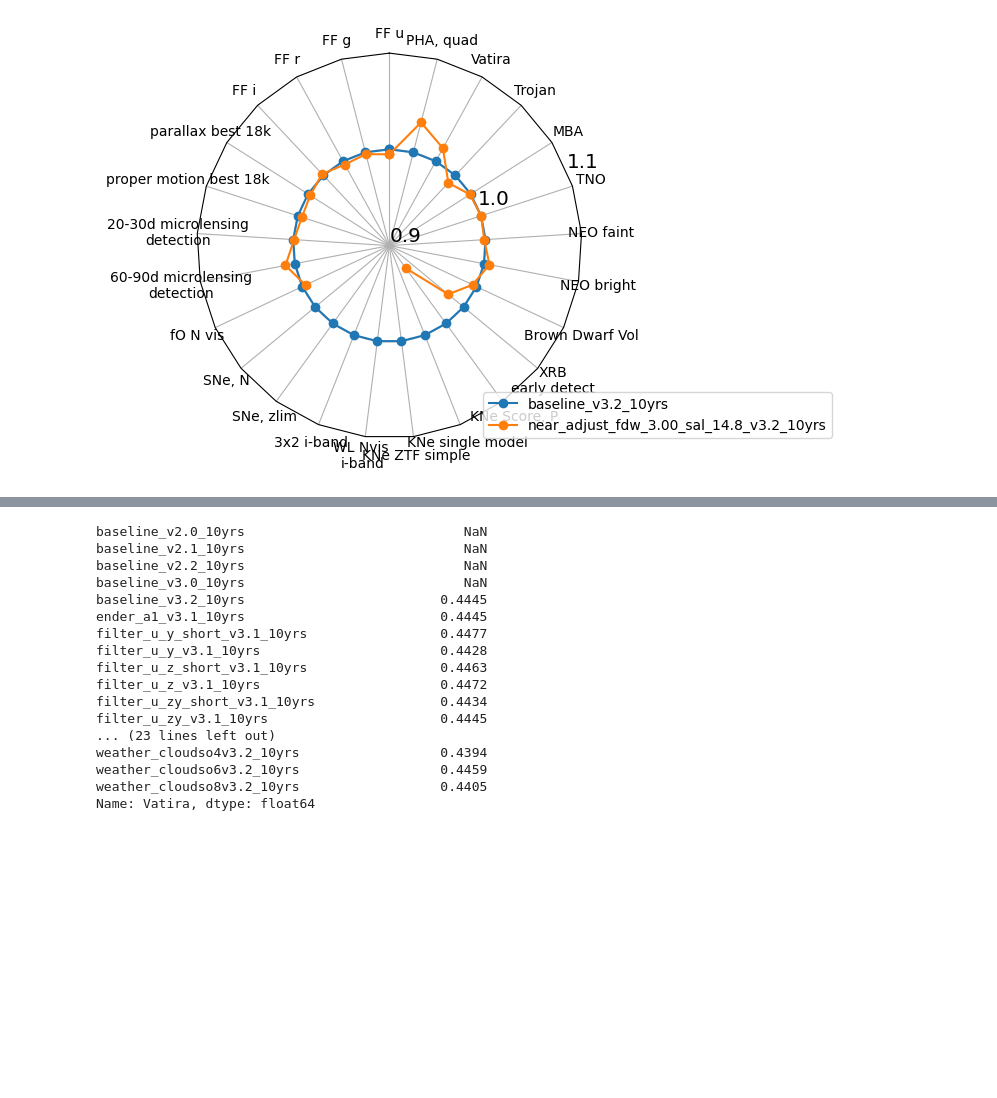
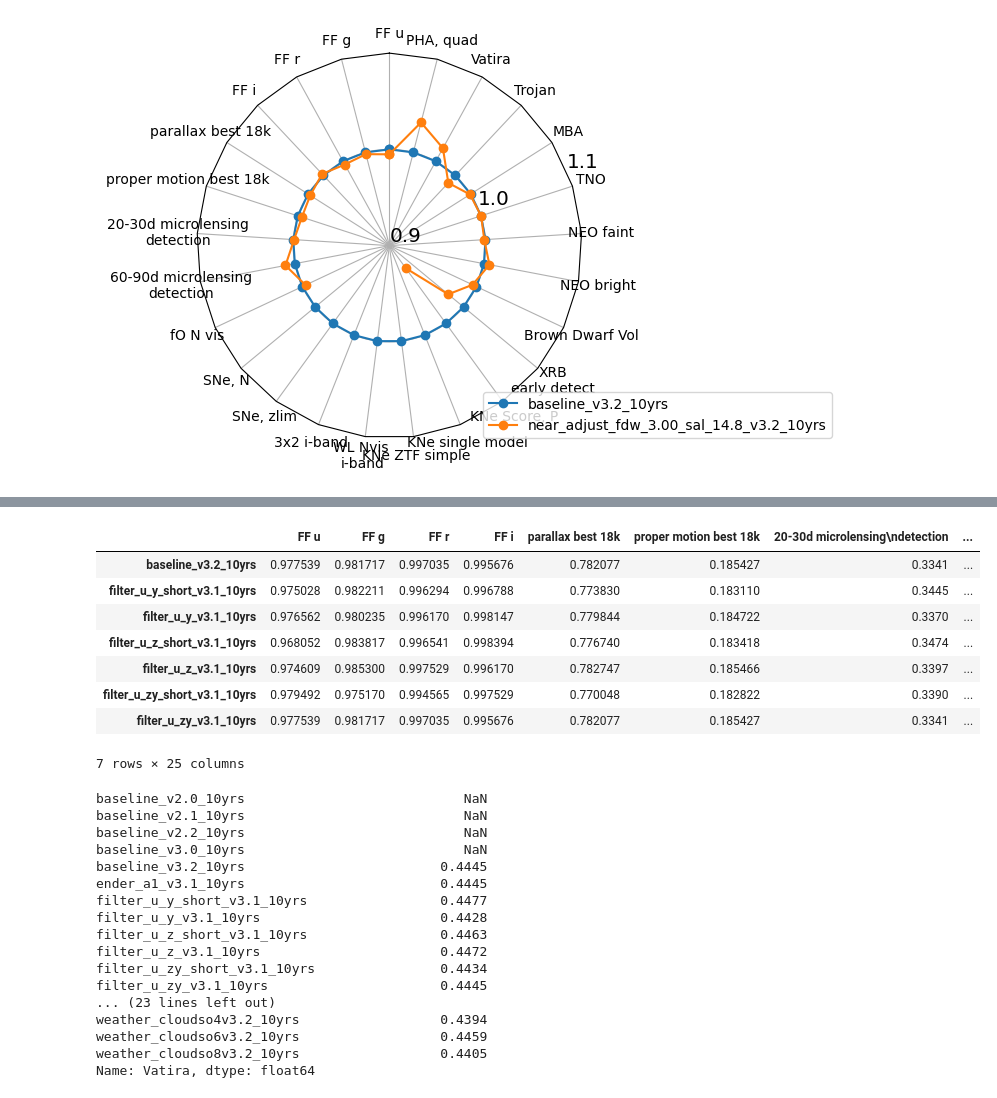
Before and after one commit to lsst-sims/sims_featureScheduler_runs3.2, a Jupyter notebook: maf/quick_look.ipynb, the cells around one changed output, grey strips where cells are left out. Drawn from its saved outputs; the diff is of its cells as text; code cells hidden in the pictures; blank space fills up the shorter version.

```diff
--- a/maf/quick_look.ipynb
+++ b/maf/quick_look.ipynb
@@ -302,3 +306,15 @@ fig, ax = radar(ndata, legend=True, rgrids=[0.9, 1.0, 1.1], bbox_to_anchor=(1.65
+# %%
+data.loc[runs]
+# %% [output]
+|  | FF u | FF g | FF r | FF i | parallax best 18k | proper motion best 18k | 20-30d microlensing\ndetection | ... |
+| baseline_v3.2_10yrs | 0.977539 | 0.981717 | 0.997035 | 0.995676 | 0.782077 | 0.185427 | 0.3341 | ... |
+| filter_u_y_short_v3.1_10yrs | 0.975028 | 0.982211 | 0.996294 | 0.996788 | 0.773830 | 0.183110 | 0.3445 | ... |
+| filter_u_y_v3.1_10yrs | 0.976562 | 0.980235 | 0.996170 | 0.998147 | 0.779844 | 0.184722 | 0.3370 | ... |
+| filter_u_z_short_v3.1_10yrs | 0.968052 | 0.983817 | 0.996541 | 0.998394 | 0.776740 | 0.183418 | 0.3474 | ... |
+| filter_u_z_v3.1_10yrs | 0.974609 | 0.985300 | 0.997529 | 0.996170 | 0.782747 | 0.185466 | 0.3397 | ... |
+| filter_u_zy_short_v3.1_10yrs | 0.979492 | 0.975170 | 0.994565 | 0.997529 | 0.770048 | 0.182822 | 0.3390 | ... |
+| filter_u_zy_v3.1_10yrs | 0.977539 | 0.981717 | 0.997035 | 0.995676 | 0.782077 | 0.185427 | 0.3341 | ... |
+7 rows × 25 columns
 # %%
 data['Vatira']
 # %% [output]
```
Also changed, not shown: parts of 5 cells of this notebook.
